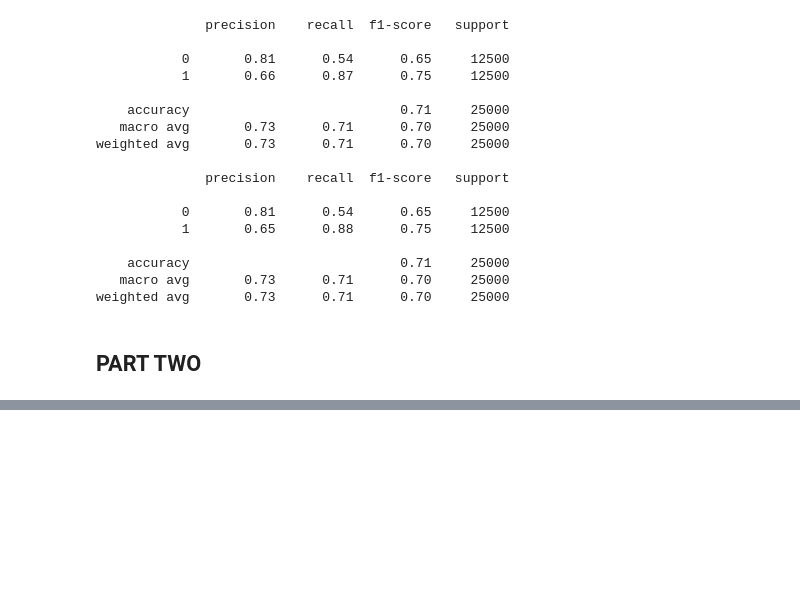
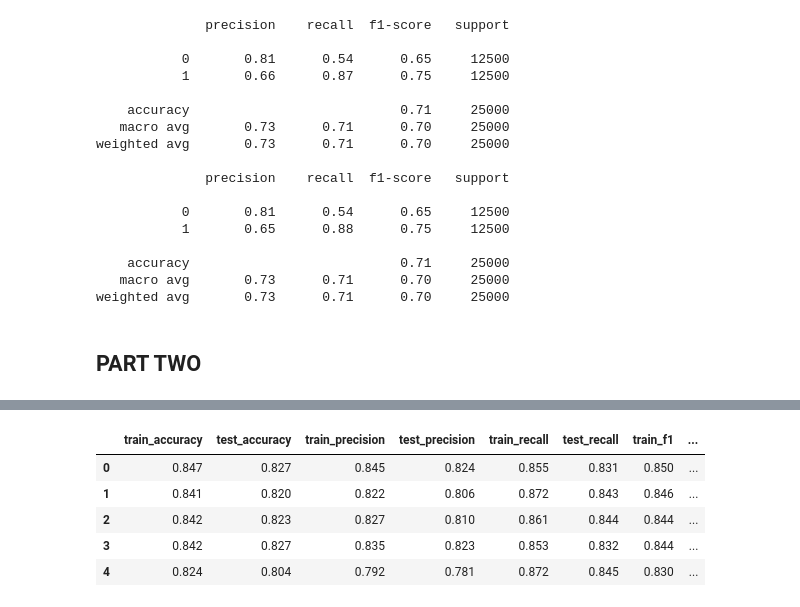
Before and after one commit to OSpyropoulos/IMDb-reviews-classification, a Jupyter notebook: ergasia.ipynb, the cells around one changed output, grey strips where cells are left out. Saved outputs shown, nothing was run; the diff lists cells and outputs as text; code cells hidden in the pictures; blank space fills up the shorter version.

```diff
--- a/ergasia.ipynb
+++ b/ergasia.ipynb
@@ -961,0 +972,9 @@ data1, data2 = compare_classifiers(estimator,  Bernouli , x_train_binary, y_trai
+# %%
+create_a_table(classifier1_metrics)
+# %% [output]
+|  | train_accuracy | test_accuracy | train_precision | test_precision | train_recall | test_recall | train_f1 | ... |
+| 0 | 0.847 | 0.827 | 0.845 | 0.824 | 0.855 | 0.831 | 0.850 | ... |
+| 1 | 0.841 | 0.820 | 0.822 | 0.806 | 0.872 | 0.843 | 0.846 | ... |
+| 2 | 0.842 | 0.823 | 0.827 | 0.810 | 0.861 | 0.844 | 0.844 | ... |
+| 3 | 0.842 | 0.827 | 0.835 | 0.823 | 0.853 | 0.832 | 0.844 | ... |
+| 4 | 0.824 | 0.804 | 0.792 | 0.781 | 0.872 | 0.845 | 0.830 | ... |
```
Also changed, not shown: parts of 12 cells of this notebook.
